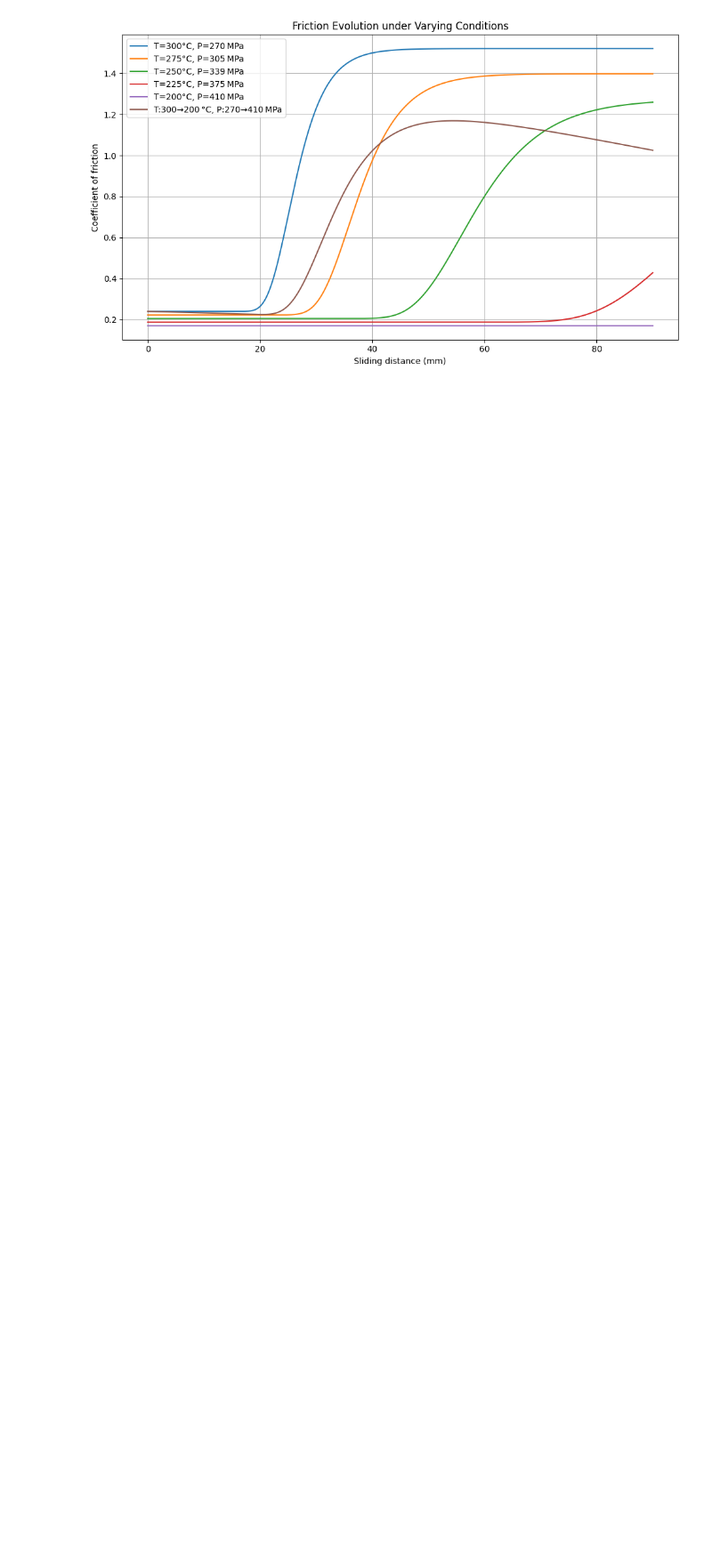
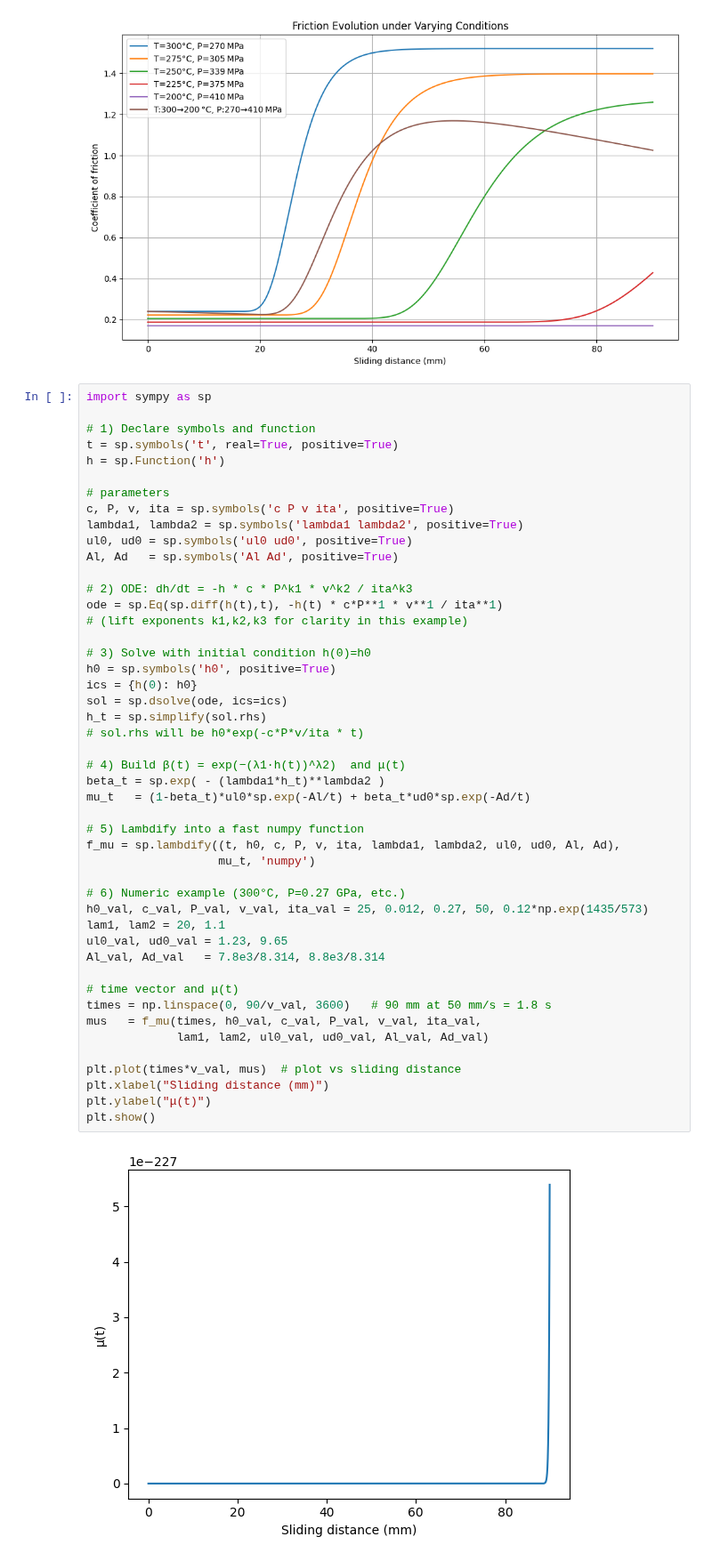
Before and after one commit to kyanjd/smart-scraper, a Jupyter notebook: src/paper_to_equation/Postprocessing/postprocessing_dev.ipynb, the cells around one changed output. Shown at 89% size. Cells and saved outputs as stored; diff of their text form; blank space fills up the shorter version.

Commit message:
sympy form of differential eq

```diff
--- a/src/paper_to_equation/Postprocessing/postprocessing_dev.ipynb
+++ b/src/paper_to_equation/Postprocessing/postprocessing_dev.ipynb
@@ -675,3 +676,52 @@ if __name__ == "__main__":
     plot_results(slidingdistance, cof_list, labels)
 # %% [output]
 [figure]
+# %%
+import sympy as sp
+
+# 1) Declare symbols and function
+t = sp.symbols('t', real=True, positive=True)
+h = sp.Function('h')
+
+# parameters
+c, P, v, ita = sp.symbols('c P v ita', positive=True)
+lambda1, lambda2 = sp.symbols('lambda1 lambda2', positive=True)
+ul0, ud0 = sp.symbols('ul0 ud0', positive=True)
+Al, Ad   = sp.symbols('Al Ad', positive=True)
+
+# 2) ODE: dh/dt = -h * c * P^k1 * v^k2 / ita^k3
+ode = sp.Eq(sp.diff(h(t),t), -h(t) * c*P**1 * v**1 / ita**1)
+# (lift exponents k1,k2,k3 for clarity in this example)
+
+# 3) Solve with initial condition h(0)=h0
+h0 = sp.symbols('h0', positive=True)
+ics = {h(0): h0}
+sol = sp.dsolve(ode, ics=ics)
+h_t = sp.simplify(sol.rhs)
+# sol.rhs will be h0*exp(-c*P*v/ita * t)
+
+# 4) Build β(t) = exp(−(λ1·h(t))^λ2)  and μ(t)
+beta_t = sp.exp( - (lambda1*h_t)**lambda2 )
+mu_t   = (1-beta_t)*ul0*sp.exp(-Al/t) + beta_t*ud0*sp.exp(-Ad/t)
+
+# 5) Lambdify into a fast numpy function
+f_mu = sp.lambdify((t, h0, c, P, v, ita, lambda1, lambda2, ul0, ud0, Al, Ad),
+                   mu_t, 'numpy')
+
+# 6) Numeric example (300°C, P=0.27 GPa, etc.)
+h0_val, c_val, P_val, v_val, ita_val = 25, 0.012, 0.27, 50, 0.12*np.exp(1435/573)
+lam1, lam2 = 20, 1.1
+ul0_val, ud0_val = 1.23, 9.65
+Al_val, Ad_val   = 7.8e3/8.314, 8.8e3/8.314
+
+# time vector and μ(t)
+times = np.linspace(0, 90/v_val, 3600)   # 90 mm at 50 mm/s = 1.8 s
+mus   = f_mu(times, h0_val, c_val, P_val, v_val, ita_val,
+             lam1, lam2, ul0_val, ud0_val, Al_val, Ad_val)
+
+plt.plot(times*v_val, mus)  # plot vs sliding distance
+plt.xlabel("Sliding distance (mm)")
+plt.ylabel("μ(t)")
+plt.show()
+# %% [output]
+[figure, added]
```
Also changed, not shown: parts of 1 cell of this notebook, 2 other files.
